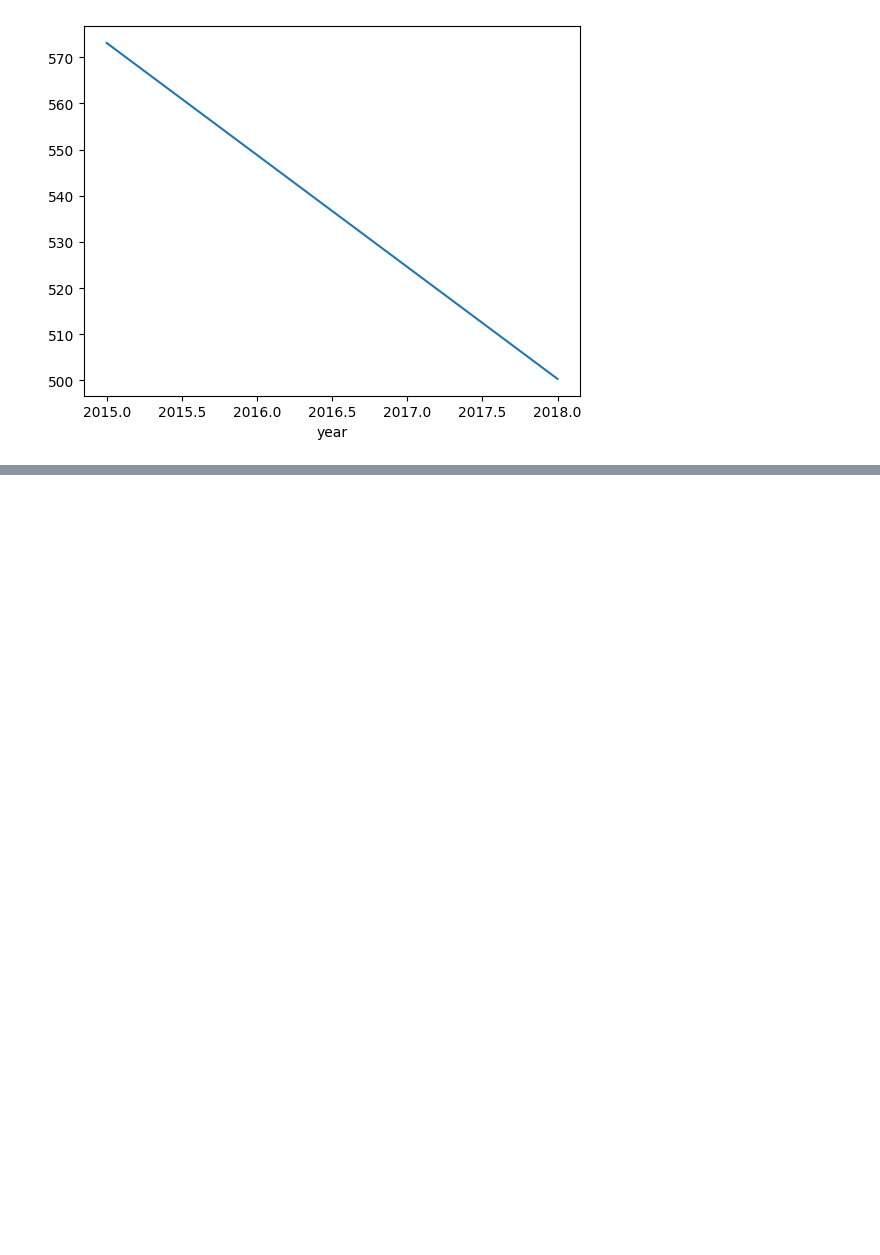
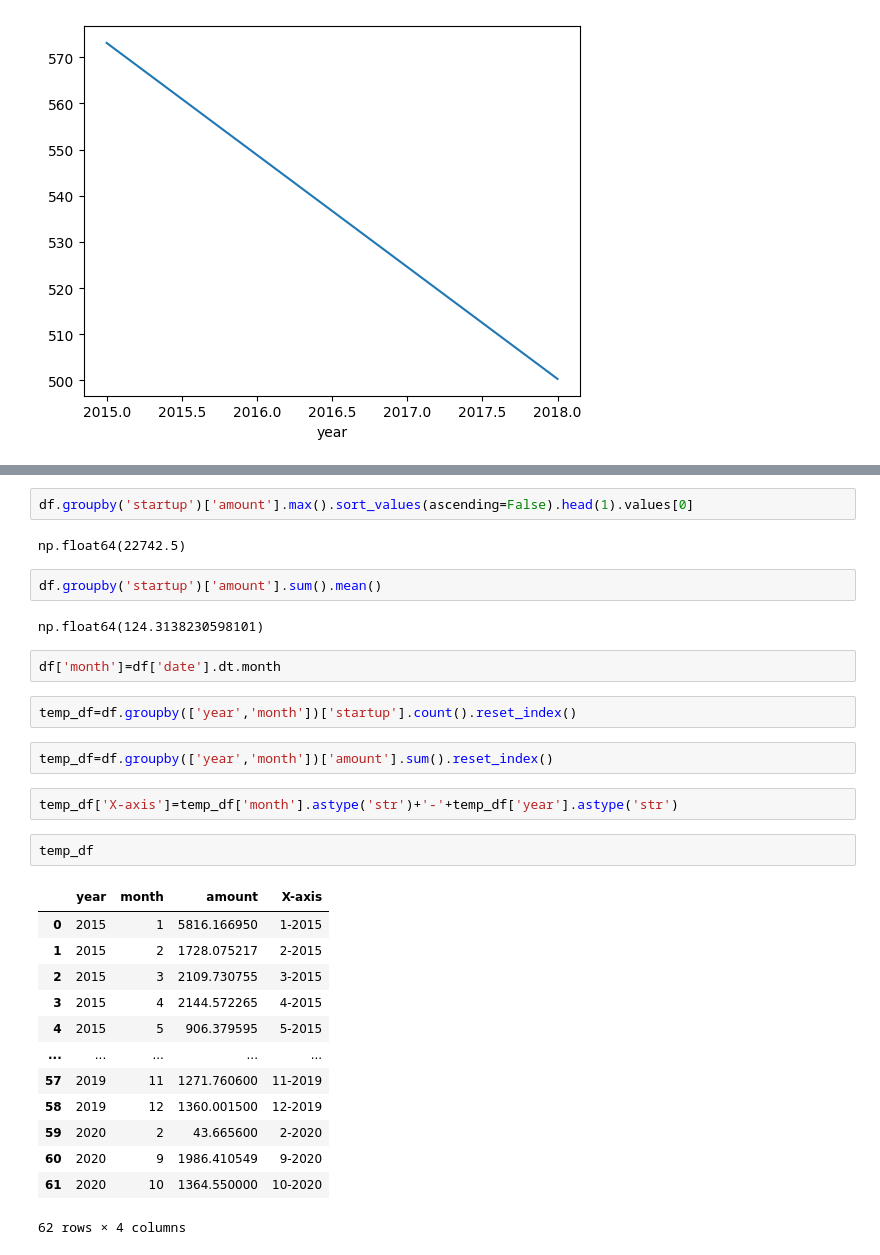
Before and after one commit to Archit-Shelar11/Startup_Analytics_Streamlit, a Jupyter notebook: cleaning.ipynb, the cells around one changed output, grey strips where cells are left out. Cells and saved outputs as stored; diff of their text form; blank space fills up the shorter version.

```diff
--- a/cleaning.ipynb
+++ b/cleaning.ipynb
@@ -307,0 +288,32 @@ df[df['investors'].str.contains('ChrysCapital')].groupby('year')['amount'].sum()
+# %%
+df.groupby('startup')['amount'].max().sort_values(ascending=False).head(1).values[0]
+# %% [output]
+np.float64(22742.5)
+# %%
+df.groupby('startup')['amount'].sum().mean()
+# %% [output]
+np.float64(124.3138230598101)
+# %%
+df['month']=df['date'].dt.month
+# %%
+temp_df=df.groupby(['year','month'])['startup'].count().reset_index()
+# %%
+temp_df=df.groupby(['year','month'])['amount'].sum().reset_index()
+# %%
+temp_df['X-axis']=temp_df['month'].astype('str')+'-'+temp_df['year'].astype('str')
+# %%
+temp_df
+# %% [output]
+|  | year | month | amount | X-axis |
+| 0 | 2015 | 1 | 5816.166950 | 1-2015 |
+| 1 | 2015 | 2 | 1728.075217 | 2-2015 |
+| 2 | 2015 | 3 | 2109.730755 | 3-2015 |
+| 3 | 2015 | 4 | 2144.572265 | 4-2015 |
+| 4 | 2015 | 5 | 906.379595 | 5-2015 |
+| ... | ... | ... | ... | ... |
+| 57 | 2019 | 11 | 1271.760600 | 11-2019 |
+| 58 | 2019 | 12 | 1360.001500 | 12-2019 |
+| 59 | 2020 | 2 | 43.665600 | 2-2020 |
+| 60 | 2020 | 9 | 1986.410549 | 9-2020 |
+| 61 | 2020 | 10 | 1364.550000 | 10-2020 |
+62 rows × 4 columns
```
Also changed, not shown: parts of 11 cells of this notebook, 1 other file.
